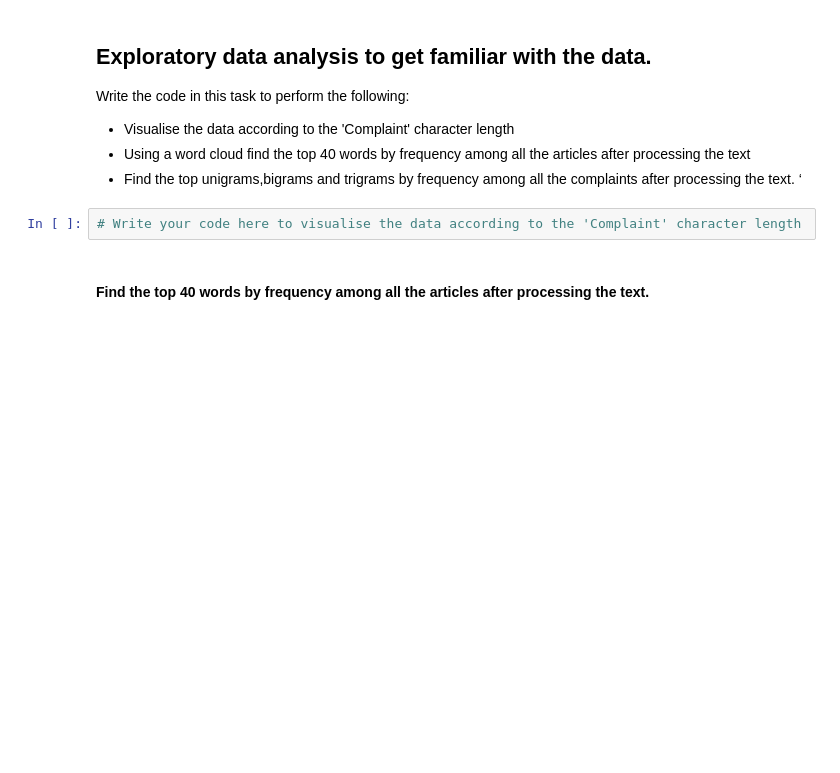
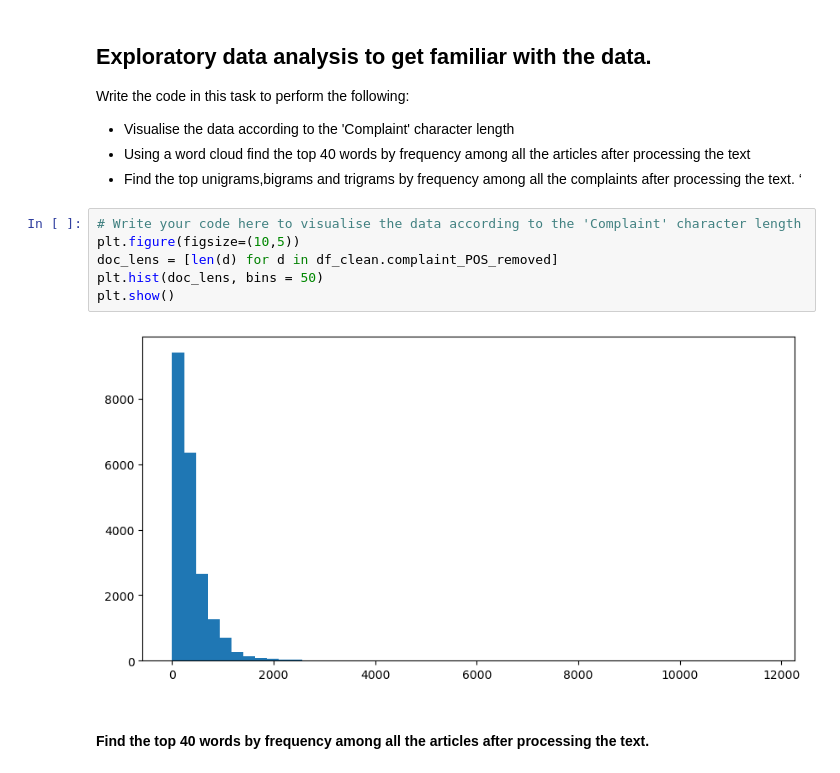
Before and after one commit to SanjayaKumarSahoo/automatic-ticket-classification, a Jupyter notebook: Automatic_Ticket_Classification_Assignment.ipynb, the cells around one changed output. Saved outputs shown, nothing was run; the diff lists cells and outputs as text; blank space fills up the shorter version.

```diff
--- a/Automatic_Ticket_Classification_Assignment.ipynb
+++ b/Automatic_Ticket_Classification_Assignment.ipynb
@@ -328,6 +328,12 @@ Write the code in this task to perform the following:
 *   Find the top unigrams,bigrams and trigrams by frequency among all the complaints after processing the text. ‘
 # %%
 # Write your code here to visualise the data according to the 'Complaint' character length
+plt.figure(figsize=(10,5))
+doc_lens = [len(d) for d in df_clean.complaint_POS_removed]
+plt.hist(doc_lens, bins = 50)
+plt.show()
+# %% [output]
+[figure, added]
 # %% [markdown]
 #### Find the top 40 words by frequency among all the articles after processing the text.
 # %%
```
Also changed, not shown: parts of 18 cells of this notebook.
